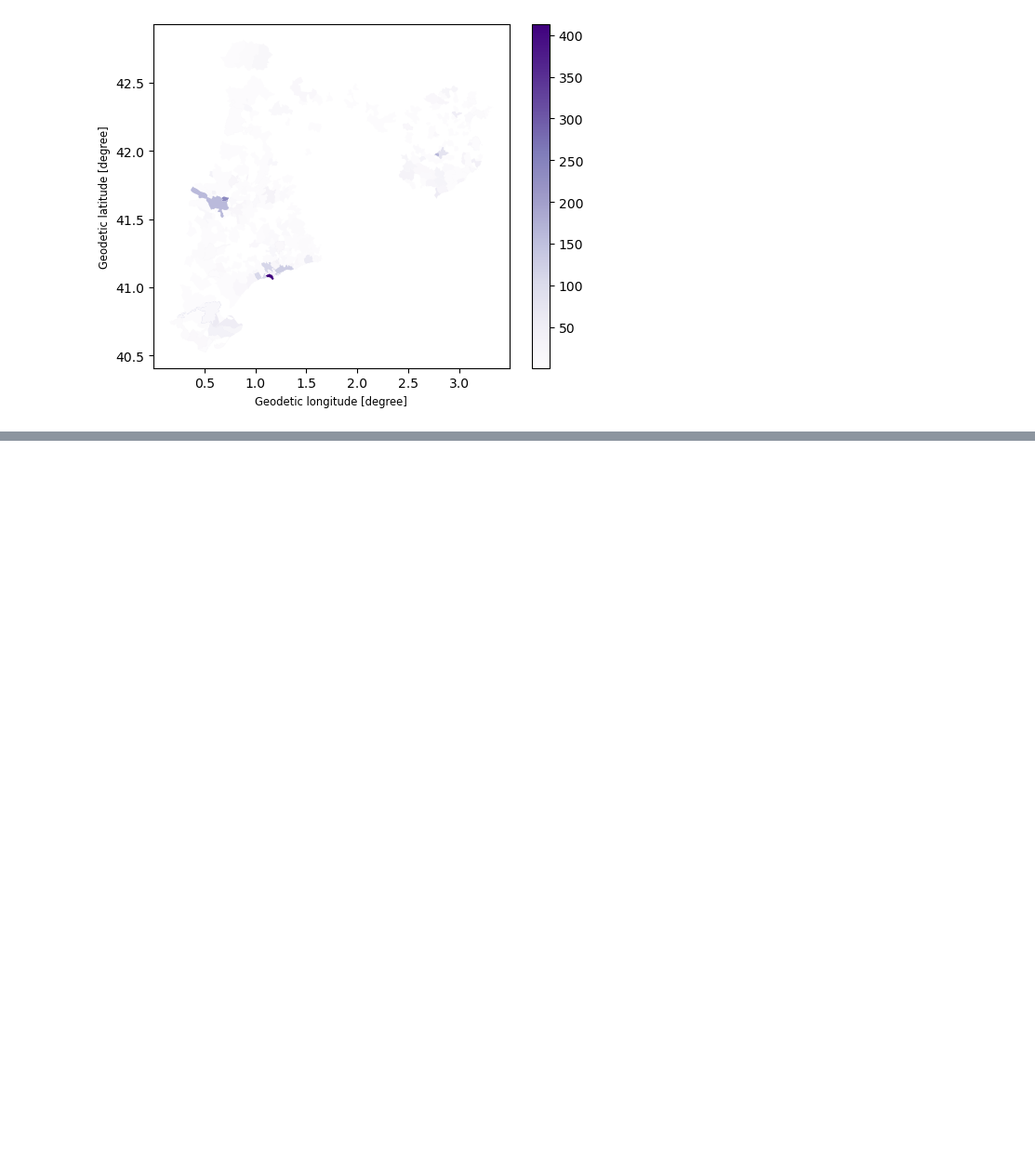
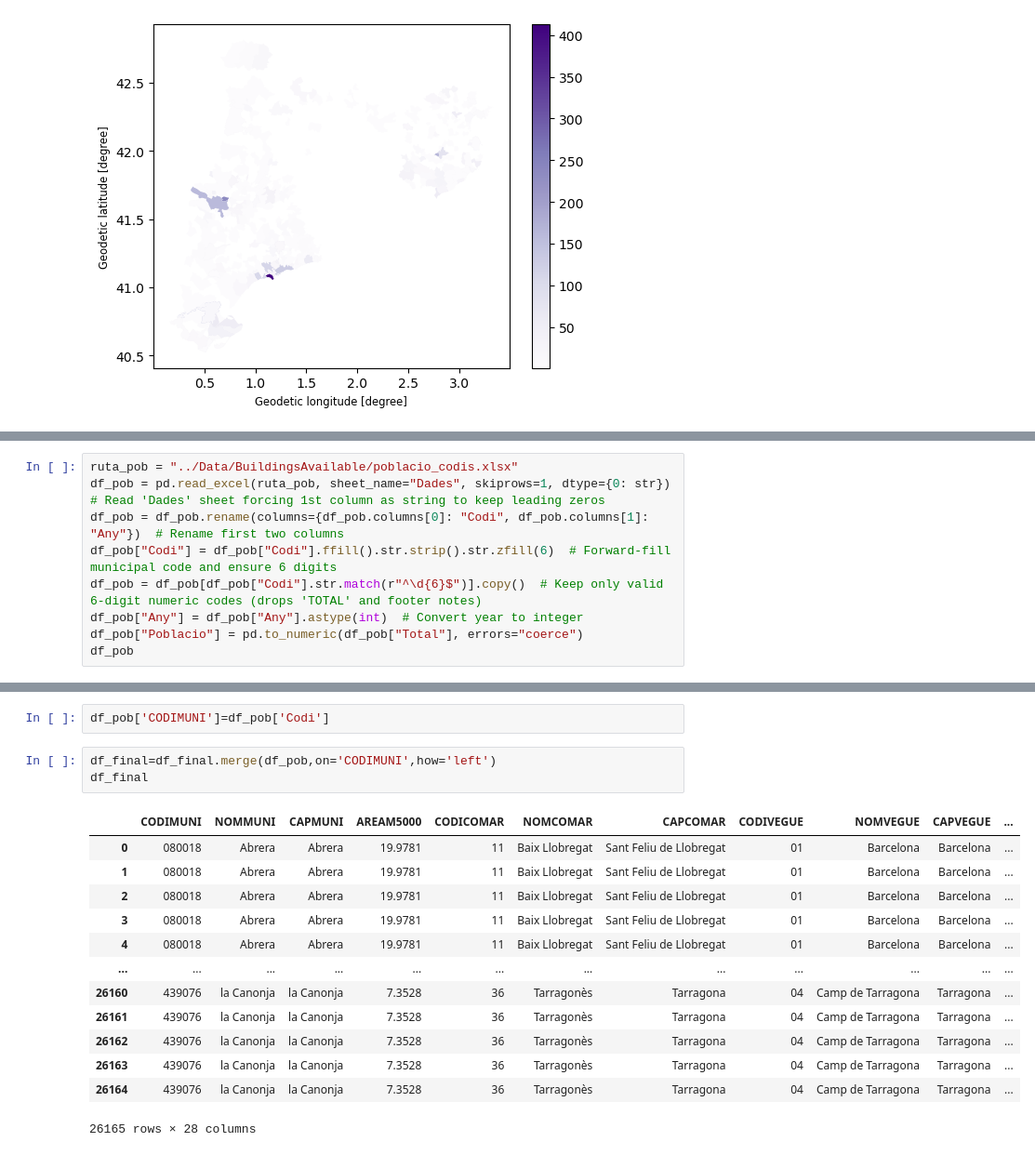
Before and after one commit to Lidia1508/Speculation-Map, a Jupyter notebook: code/EmptyBuildings.ipynb, the cells around one changed output, grey strips where cells are left out. Shown at 93% size. Saved outputs shown, nothing was run; the diff lists cells and outputs as text; blank space fills up the shorter version.

```diff
--- a/code/EmptyBuildings.ipynb
+++ b/code/EmptyBuildings.ipynb
@@ -259,0 +261,9 @@ plt.show()
+# %%
+ruta_pob = "../Data/BuildingsAvailable/poblacio_codis.xlsx"
+df_pob = pd.read_excel(ruta_pob, sheet_name="Dades", skiprows=1, dtype={0: str})  # Read 'Dades' sheet forcing 1st column as string to keep leading zeros
+df_pob = df_pob.rename(columns={df_pob.columns[0]: "Codi", df_pob.columns[1]: "Any"})  # Rename first two columns
+df_pob["Codi"] = df_pob["Codi"].ffill().str.strip().str.zfill(6)  # Forward-fill municipal code and ensure 6 digits
+df_pob = df_pob[df_pob["Codi"].str.match(r"^\d{6}$")].copy()  # Keep only valid 6-digit numeric codes (drops 'TOTAL' and footer notes)
+df_pob["Any"] = df_pob["Any"].astype(int)  # Convert year to integer
+df_pob["Poblacio"] = pd.to_numeric(df_pob["Total"], errors="coerce")
+df_pob
@@ -259,0 +284,19 @@ plt.show()
+# %%
+df_pob['CODIMUNI']=df_pob['Codi']
+# %%
+df_final=df_final.merge(df_pob,on='CODIMUNI',how='left')
+df_final
+# %% [output]
+|  | CODIMUNI | NOMMUNI | CAPMUNI | AREAM5000 | CODICOMAR | NOMCOMAR | CAPCOMAR | CODIVEGUE | NOMVEGUE | CAPVEGUE | ... |
+| 0 | 080018 | Abrera | Abrera | 19.9781 | 11 | Baix Llobregat | Sant Feliu de Llobregat | 01 | Barcelona | Barcelona | ... |
+| 1 | 080018 | Abrera | Abrera | 19.9781 | 11 | Baix Llobregat | Sant Feliu de Llobregat | 01 | Barcelona | Barcelona | ... |
+| 2 | 080018 | Abrera | Abrera | 19.9781 | 11 | Baix Llobregat | Sant Feliu de Llobregat | 01 | Barcelona | Barcelona | ... |
+| 3 | 080018 | Abrera | Abrera | 19.9781 | 11 | Baix Llobregat | Sant Feliu de Llobregat | 01 | Barcelona | Barcelona | ... |
+| 4 | 080018 | Abrera | Abrera | 19.9781 | 11 | Baix Llobregat | Sant Feliu de Llobregat | 01 | Barcelona | Barcelona | ... |
+| ... | ... | ... | ... | ... | ... | ... | ... | ... | ... | ... | ... |
+| 26160 | 439076 | la Canonja | la Canonja | 7.3528 | 36 | Tarragonès | Tarragona | 04 | Camp de Tarragona | Tarragona | ... |
+| 26161 | 439076 | la Canonja | la Canonja | 7.3528 | 36 | Tarragonès | Tarragona | 04 | Camp de Tarragona | Tarragona | ... |
+| 26162 | 439076 | la Canonja | la Canonja | 7.3528 | 36 | Tarragonès | Tarragona | 04 | Camp de Tarragona | Tarragona | ... |
+| 26163 | 439076 | la Canonja | la Canonja | 7.3528 | 36 | Tarragonès | Tarragona | 04 | Camp de Tarragona | Tarragona | ... |
+| 26164 | 439076 | la Canonja | la Canonja | 7.3528 | 36 | Tarragonès | Tarragona | 04 | Camp de Tarragona | Tarragona | ... |
+26165 rows × 28 columns
```
Also changed, not shown: parts of 9 cells of this notebook, 1 other file.
